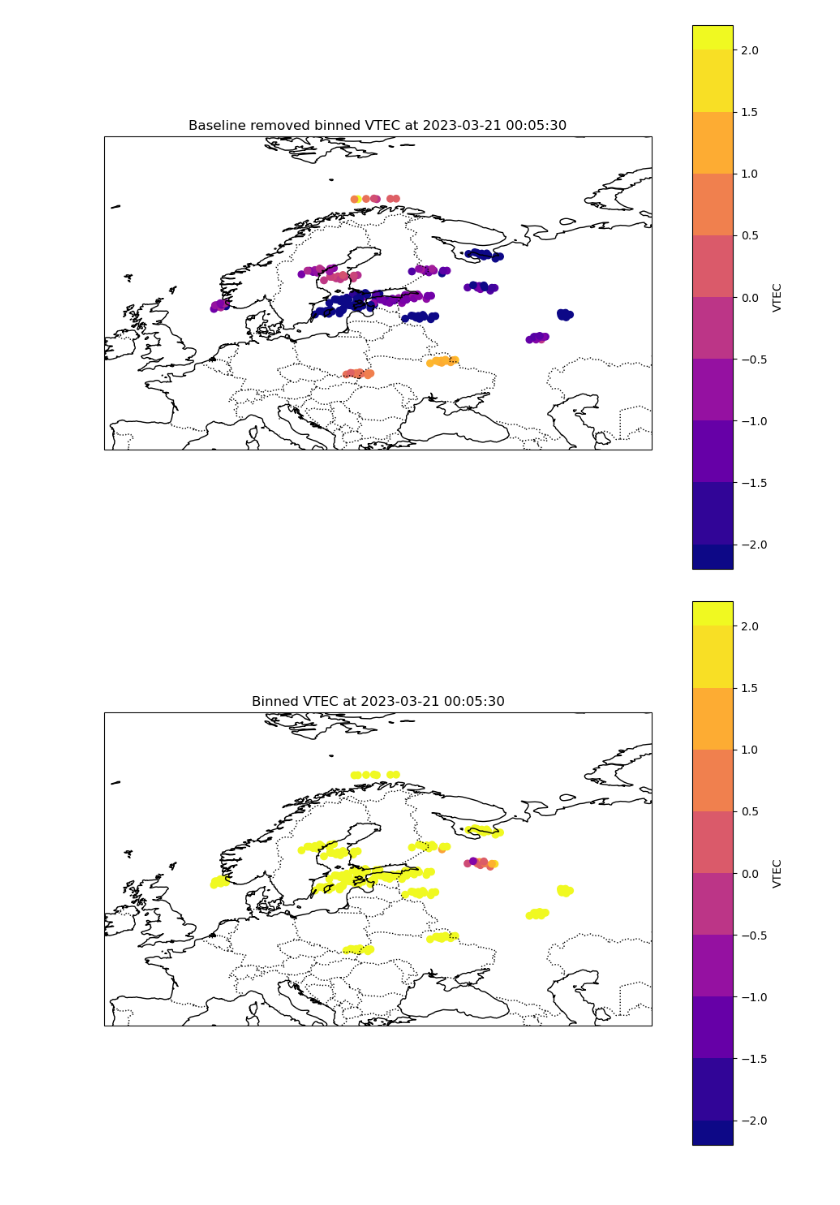
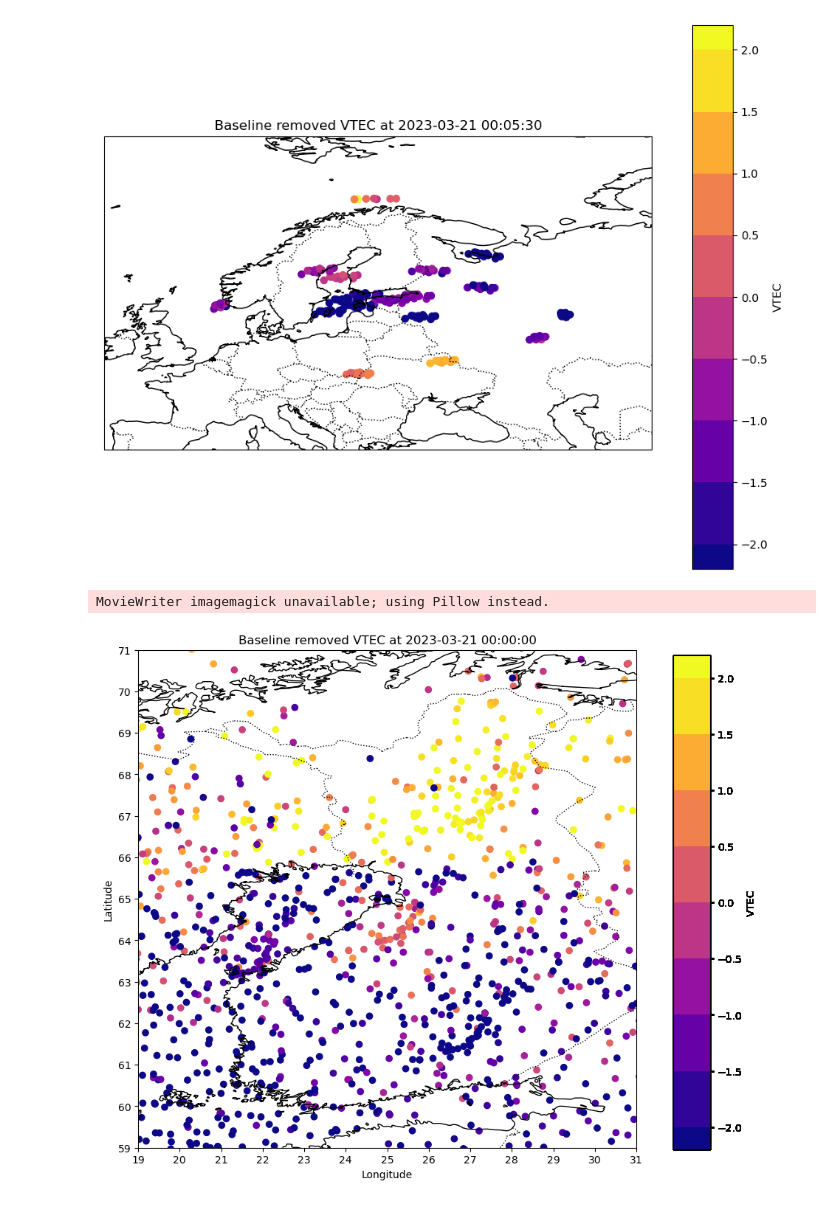
Before and after one commit to kuhaonmaraani/gradu, a Jupyter notebook: mitatapahtuu.ipynb, the cells around one changed output. Drawn from its saved outputs; the diff is of its cells as text; code cells hidden in the pictures.

```diff
--- a/mitatapahtuu.ipynb
+++ b/mitatapahtuu.ipynb
@@ -36,6 +35,22 @@ dtypes = {'gps_site': str,
  'filtered': float,
  'blrmvd': float}
 
-df = pd.read_csv(path, dtype=dtypes)
+raw = pd.read_csv(path, dtype=dtypes)
 
-df['datetime'] = pd.to_datetime(df['datetime'])
+raw['datetime'] = pd.to_datetime(raw['datetime'])
+# %%
+MIN_ELEVATION = 20
+
+def trim_curve(group):
+    group = group.sort_values('datetime')
+    start_time = group['datetime'].iloc[0] + timedelta(minutes=15)
+    end_time = group['datetime'].iloc[-1] - timedelta(minutes=15)
+    return group[(group['datetime'] >= start_time) & (group['datetime'] <= end_time)]
+
+data = raw.groupby(['pair_id', 'curve_id']).apply(trim_curve).reset_index(drop=True)
+data = data.loc[data['elm'] > MIN_ELEVATION]
+data = data[(data['datetime'].dt.hour >= 6) & (data['datetime'].dt.hour < 18)]
+# %%
+df = data.groupby('datetime').filter(lambda x: len(x) >= 1000)
+print(len(df['datetime'].unique()), len(data['datetime'].unique()))
+frames = sorted(df['datetime'].unique())
@@ -61,7 +87,7 @@ def create_fig_s(fig, ax, datetime, df, RES=0.5):
 
     ax.set_xlabel('Longitude')
     ax.set_ylabel('Latitude')
-    ax.set_title(f'Baseline removed binned VTEC at {datetime}')
+    ax.set_title(f'Baseline removed VTEC at {datetime}')
 
     ax.set_xlim(-10, 60)
     ax.set_ylim(40, 80)
@@ -74,40 +100,40 @@ def show_fig(datetime, df, RES=0.5):
 frames = sorted(df['datetime'].unique())
 show_fig(frames[11], df, RES=0.5)
 # %% [output]
-[figure, old version]
+[figure, new version]
 # %%
-def create_fig_tec(fig, ax, datetime, df, RES=0.5):
-    df1 = df.loc[df['datetime'] == datetime]
+def update(frame):
+    df1 = df.loc[df['datetime'] == frame]
+    ax.clear()
 
+    ax.set_xlim(19, 31)
+    ax.set_ylim(59,71)
     ax.coastlines()
     ax.add_feature(cfeature.BORDERS, linestyle=':')
-
-    # ax.set_xticks(np.arange(19, 32, 1))
-    # ax.set_yticks(np.arange(59, 72, 1))
-
-    plt.scatter(df1['glon'], df1['gdlat'],c= df1['tec'], cmap='plasma', vmin=-2, vmax=2)
+    ax.set_xticks(np.arange(19, 32, 1))
+    ax.set_yticks(np.arange(59, 72, 1))
+    ax.set_xlabel('Longitude')
+    ax.set_ylabel('Latitude')
+    ax.set_title(f'Baseline removed VTEC at {frame}')
+    plot = ax.scatter(df1['glon'], df1['gdlat'],c= df1['blrmvd'], cmap='plasma', vmin=-2, vmax=2)
 
     fig.subplots_adjust(right=0.8)
     cax = fig.add_axes([0.85, 0.155, 0.05, 0.67])
 
     plt.colorbar(cax=cax, orientation='vertical', label='VTEC',
                         extendrect = True, ticks=np.arange(-2,2.5,0.5),
-                        boundaries = np.arange(-2,2.5,0.5), extend='both'
+                        boundaries = np.arange(-2,2.5,0.5), extend='both',
+                        mappable=plot
                         )
 
-    ax.set_xlabel('Longitude')
-    ax.set_ylabel('Latitude')
-    ax.set_title(f'Binned VTEC at {datetime}')
+    fig.canvas.draw()
 
-    ax.set_xlim(-10, 60)
-    ax.set_ylim(40, 80)
+fig, ax = plt.subplots(figsize=(10, 10), subplot_kw={'projection': ccrs.PlateCarree()})
 
-def show_fig_tec(datetime, df, RES=0.5):
-    fig, ax = plt.subplots(figsize=(10, 10), subplot_kw={'projection': ccrs.PlateCarree()})
-    create_fig_tec(fig, ax, datetime, df, RES)
-    plt.show(fig)
+animation = FuncAnimation(fig, update, frames=frames[0:100], interval=100)
 
-frames = sorted(df['datetime'].unique())
-show_fig_tec(frames[11], df, RES=0.5)
+animation.save('heatmap_animation.gif', writer='imagemagick')
+# animation.save('animations/heatmap_animation_sg.mp4', writer='ffmpeg')
 # %% [output]
+MovieWriter imagemagick unavailable; using Pillow instead.
-[figure, old version]
+[figure, new version]
```
Also changed, not shown: parts of 13 cells of this notebook, 4 other files.
